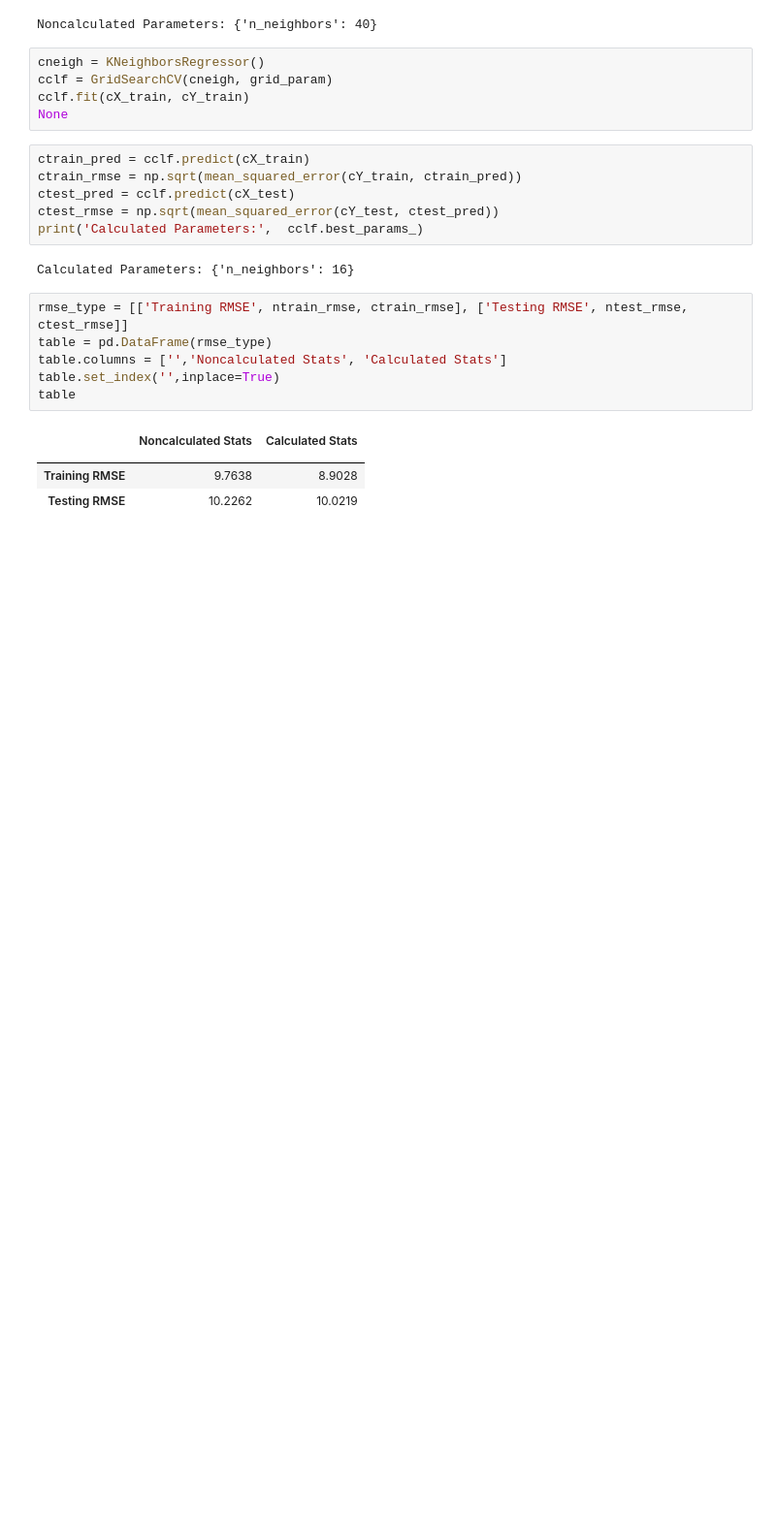
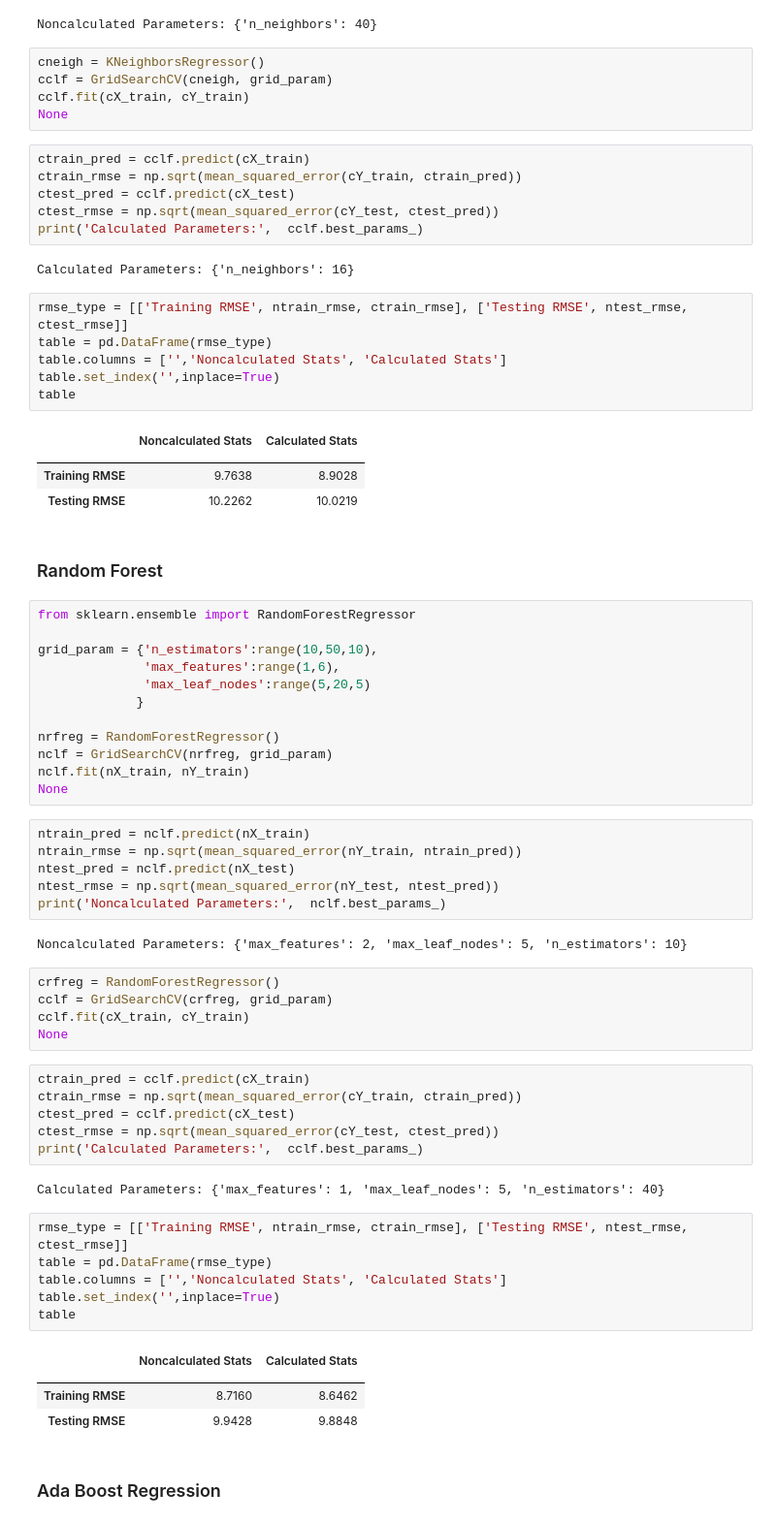
Before and after one commit to lawewers/Springboard-Capstone-MLB-W-vs.-L, a Jupyter notebook: CapstoneProject.ipynb, the cells around one changed output. Shown at 97% size. Cells and saved outputs as stored; diff of their text form; blank space fills up the shorter version.

```diff
--- a/CapstoneProject.ipynb
+++ b/CapstoneProject.ipynb
@@ -543,3 +543,51 @@ table
 |  |  |  |
 | Training RMSE | 9.7638 | 8.9028 |
 | Testing RMSE | 10.2262 | 10.0219 |
+# %% [markdown]
+### Random Forest
+# %%
+from sklearn.ensemble import RandomForestRegressor
+
+grid_param = {'n_estimators':range(10,50,10),
+              'max_features':range(1,6),
+              'max_leaf_nodes':range(5,20,5)
+             }
+
+nrfreg = RandomForestRegressor()
+nclf = GridSearchCV(nrfreg, grid_param)
+nclf.fit(nX_train, nY_train)
+None
+# %%
+ntrain_pred = nclf.predict(nX_train)
+ntrain_rmse = np.sqrt(mean_squared_error(nY_train, ntrain_pred))
+ntest_pred = nclf.predict(nX_test)
+ntest_rmse = np.sqrt(mean_squared_error(nY_test, ntest_pred))
+print('Noncalculated Parameters:',  nclf.best_params_)
+# %% [output]
+Noncalculated Parameters: {'max_features': 2, 'max_leaf_nodes': 5, 'n_estimators': 10}
+# %%
+crfreg = RandomForestRegressor()
+cclf = GridSearchCV(crfreg, grid_param)
+cclf.fit(cX_train, cY_train)
+None
+# %%
+ctrain_pred = cclf.predict(cX_train)
+ctrain_rmse = np.sqrt(mean_squared_error(cY_train, ctrain_pred))
+ctest_pred = cclf.predict(cX_test)
+ctest_rmse = np.sqrt(mean_squared_error(cY_test, ctest_pred))
+print('Calculated Parameters:',  cclf.best_params_)
+# %% [output]
+Calculated Parameters: {'max_features': 1, 'max_leaf_nodes': 5, 'n_estimators': 40}
+# %%
+rmse_type = [['Training RMSE', ntrain_rmse, ctrain_rmse], ['Testing RMSE', ntest_rmse, ctest_rmse]]
+table = pd.DataFrame(rmse_type)
+table.columns = ['','Noncalculated Stats', 'Calculated Stats']
+table.set_index('',inplace=True)
+table
+# %% [output]
+|  | Noncalculated Stats | Calculated Stats |
+|  |  |  |
+| Training RMSE | 8.7160 | 8.6462 |
+| Testing RMSE | 9.9428 | 9.8848 |
+# %% [markdown]
+### Ada Boost Regression
```
Also changed, not shown: parts of 12 cells of this notebook.
